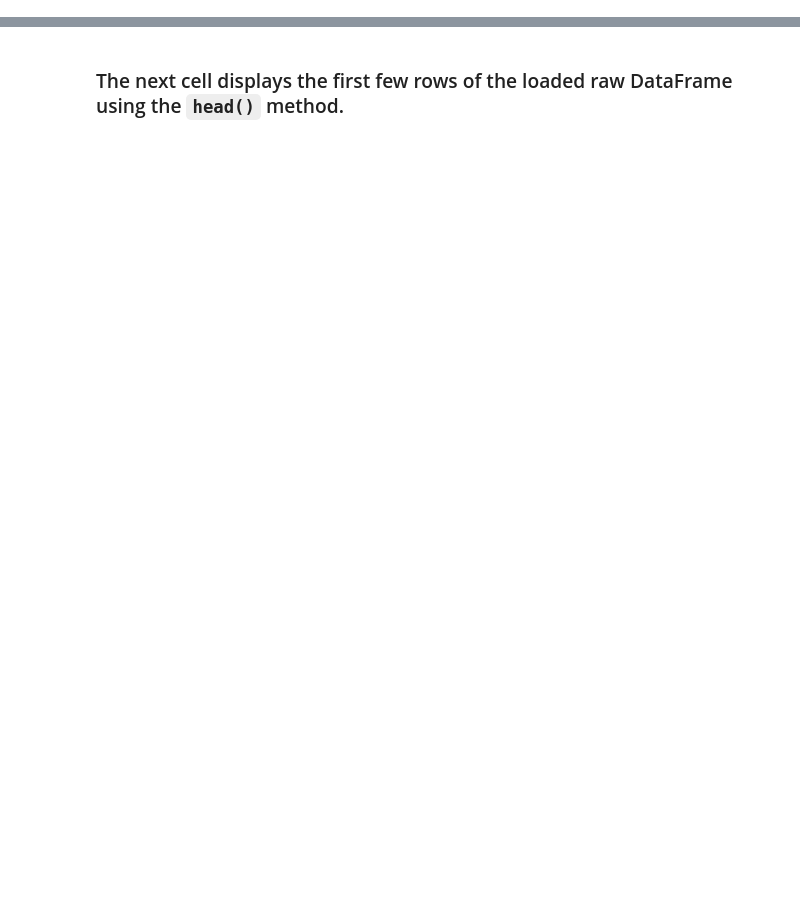
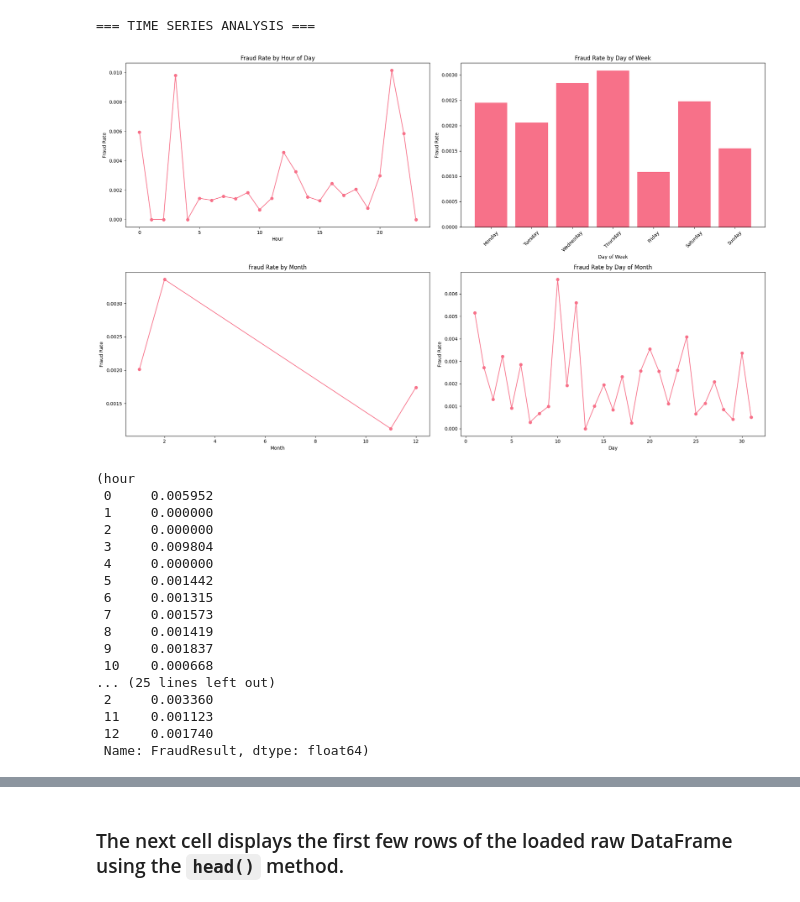
Before and after one commit to wondifraw/Credit-Risk-Probability-Model, a Jupyter notebook: notebooks/1.0-eda.ipynb, the cells around one changed output, grey strips where cells are left out. Saved outputs shown, nothing was run; the diff lists cells and outputs as text; code cells hidden in the pictures; blank space fills up the shorter version.

```diff
--- a/notebooks/1.0-eda.ipynb
+++ b/notebooks/1.0-eda.ipynb
@@ -28,0 +147,22 @@ Data loaded successfully!
+# %%
+eda.time_series_analysis(time_col='TransactionStartTime', show_plots=True)
+# %% [output]
+=== TIME SERIES ANALYSIS ===
+[figure, added]
+(hour
+ 0     0.005952
+ 1     0.000000
+ 2     0.000000
+ 3     0.009804
+ 4     0.000000
+ 5     0.001442
+ 6     0.001315
+ 7     0.001573
+ 8     0.001419
+ 9     0.001837
+ 10    0.000668
+... (25 lines left out)
+ 2     0.003360
+ 11    0.001123
+ 12    0.001740
+ Name: FraudResult, dtype: float64)
```
Also changed, not shown: parts of 36 cells of this notebook.
